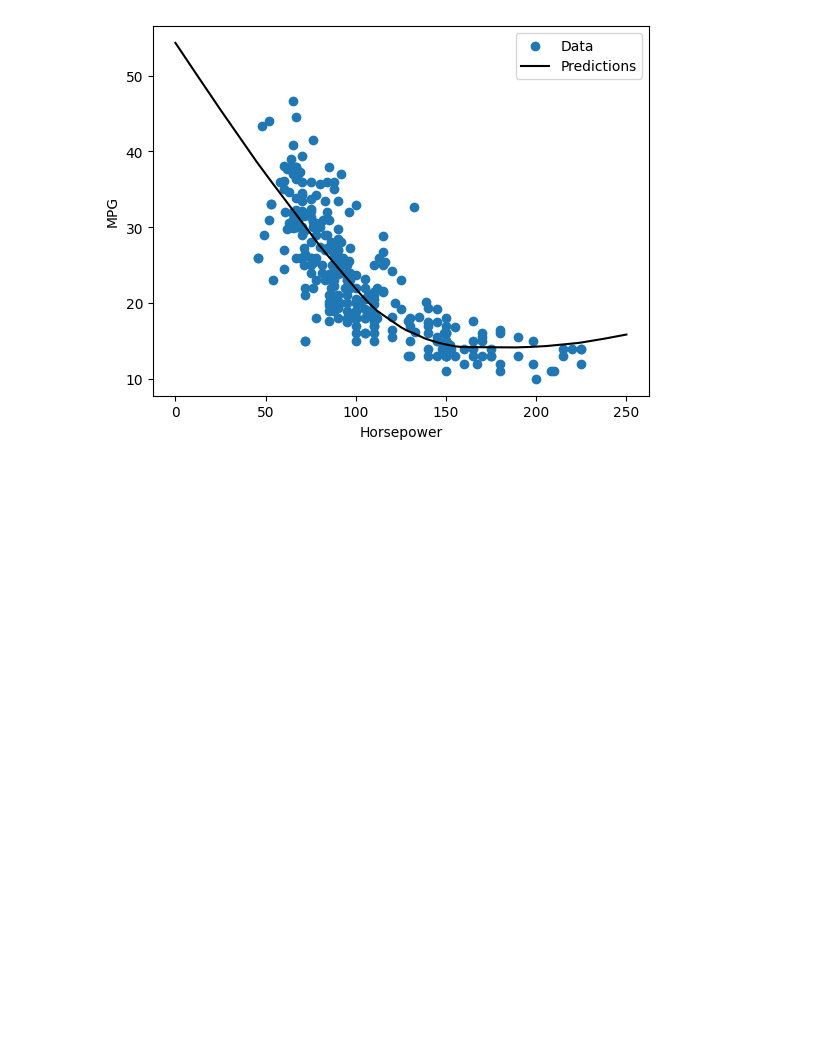
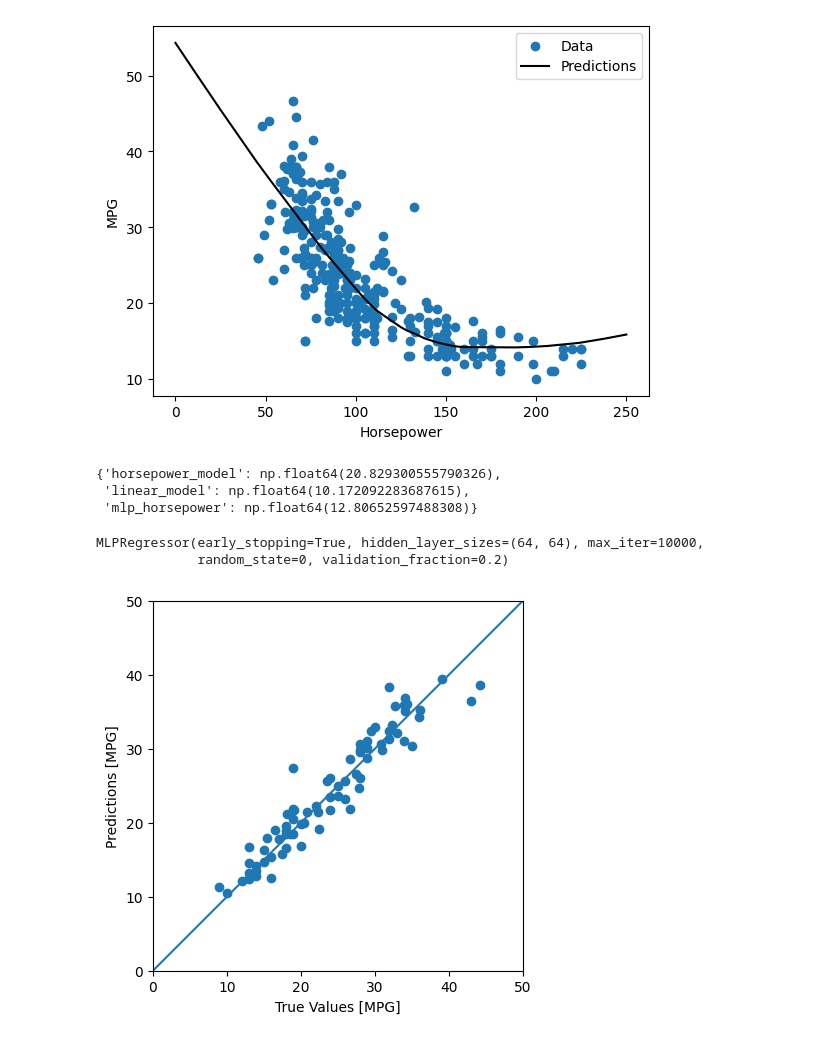
Before and after one commit to classroom-fundamentos-de-analitica/taller-presencial-11-regresion-basica-RogerVeraL, a Jupyter notebook: notebook.ipynb, the cells around one changed output. Saved outputs shown, nothing was run; the diff lists cells and outputs as text; code cells hidden in the pictures; blank space fills up the shorter version.

```diff
--- a/notebook.ipynb
+++ b/notebook.ipynb
@@ -431,3 +427,44 @@ y = mlp_horsepower.predict(scaled_x)
 plot_horsepower(x, y)
 # %% [output]
 [figure]
+# %%
+y_pred = mlp_horsepower.predict(standarized_test_horsepower)
+
+test_results["mlp_horsepower"] = mean_squared_error(
+    y_true=test_labels,
+    y_pred=y_pred,
+)
+
+
+test_results
+# %% [output]
+{'horsepower_model': np.float64(20.829300555790326),
+ 'linear_model': np.float64(10.172092283687615),
+ 'mlp_horsepower': np.float64(12.80652597488308)}
+# %%
+## Modelo de redes neuronales con VARIAS variables
+##
+
+mlp = MLPRegressor(
+    max_iter=10000,
+    hidden_layer_sizes=(64, 64),
+    activation="relu",
+    solver="adam",
+    learning_rate_init=0.001,
+    validation_fraction=0.2,
+    early_stopping=True,
+    random_state=0,
+)
+mlp.fit(standarized_train_features, train_labels)
+# %% [output]
+MLPRegressor(early_stopping=True, hidden_layer_sizes=(64, 64), max_iter=10000,
+             random_state=0, validation_fraction=0.2)
+# %%
+test_predictions = mlp.predict(standarized_test_features)
+
+plot_predictions(
+    y_true=test_labels,
+    y_pred=test_predictions,
+)
+# %% [output]
+[figure, added]
```
Also changed, not shown: parts of 3 cells of this notebook.
